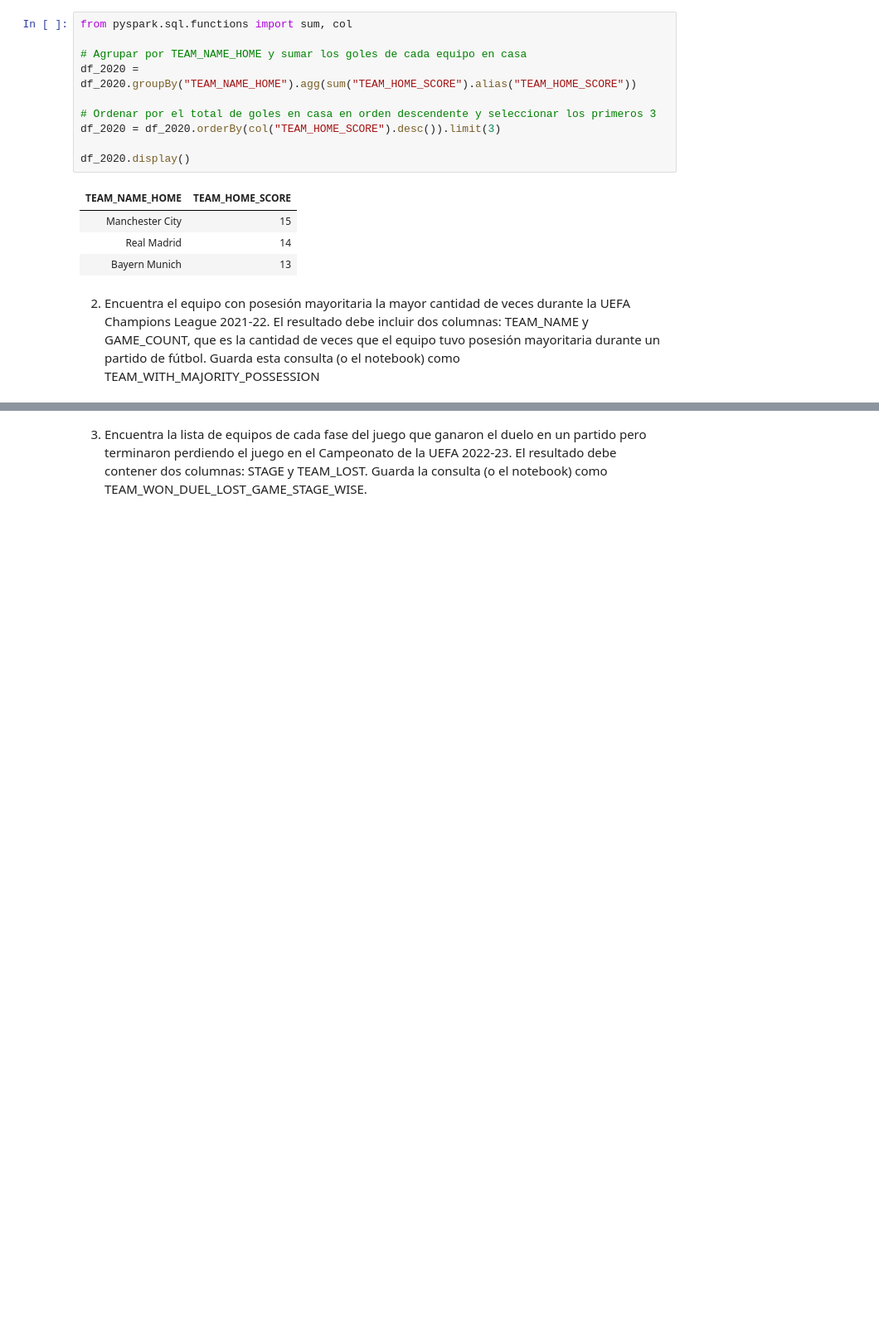
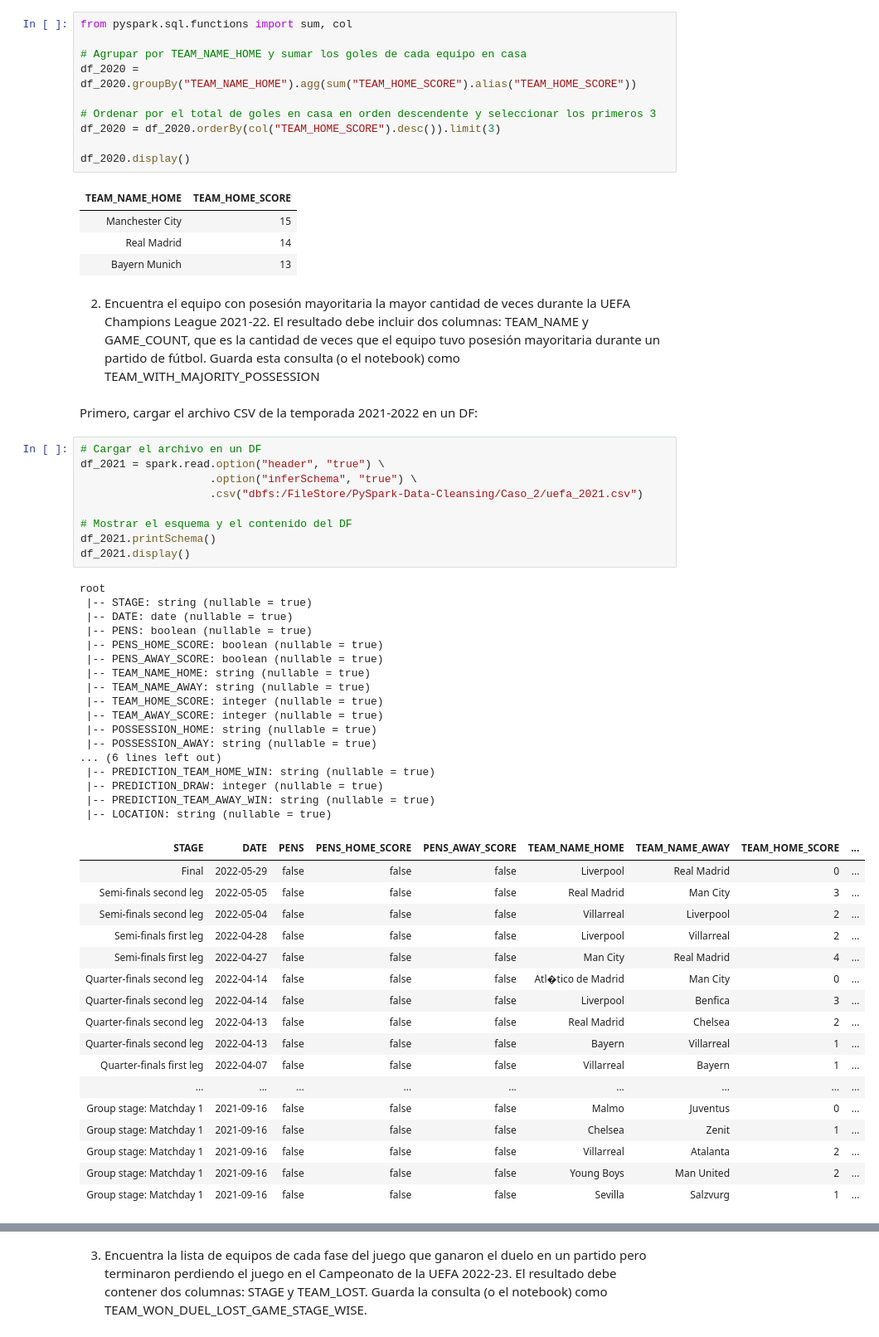
Before and after one commit to alejandrorod-tajamar/PySpark-Data-Cleansing, a Jupyter notebook: Caso_2/Caso_2.ipynb, the cells around one changed output, grey strips where cells are left out. Shown at 83% size. Saved outputs shown, nothing was run; the diff lists cells and outputs as text; blank space fills up the shorter version.

Commit message:
Actualiza el Notebook del Caso 2 completo y añade los archivos CSV correspondientes a los resultados de los 3 apartados

```diff
--- a/Caso_2/Caso_2.ipynb
+++ b/Caso_2/Caso_2.ipynb
@@ -113,3 +113,49 @@ df_2020.display()
 | Bayern Munich | 13 |
 # %% [markdown]
 2. Encuentra el equipo con posesión mayoritaria la mayor cantidad de veces durante la UEFA Champions League 2021-22. El resultado debe incluir dos columnas: TEAM_NAME y GAME_COUNT, que es la cantidad de veces que el equipo tuvo posesión mayoritaria durante un partido de fútbol. Guarda esta consulta (o el notebook) como TEAM_WITH_MAJORITY_POSSESSION
+# %% [markdown]
+Primero, cargar el archivo CSV de la temporada 2021-2022 en un DF:
+# %%
+# Cargar el archivo en un DF
+df_2021 = spark.read.option("header", "true") \
+                    .option("inferSchema", "true") \
+                    .csv("dbfs:/FileStore/PySpark-Data-Cleansing/Caso_2/uefa_2021.csv")
+
+# Mostrar el esquema y el contenido del DF
+df_2021.printSchema()
+df_2021.display()
+# %% [output]
+root
+ |-- STAGE: string (nullable = true)
+ |-- DATE: date (nullable = true)
+ |-- PENS: boolean (nullable = true)
+ |-- PENS_HOME_SCORE: boolean (nullable = true)
+ |-- PENS_AWAY_SCORE: boolean (nullable = true)
+ |-- TEAM_NAME_HOME: string (nullable = true)
+ |-- TEAM_NAME_AWAY: string (nullable = true)
+ |-- TEAM_HOME_SCORE: integer (nullable = true)
+ |-- TEAM_AWAY_SCORE: integer (nullable = true)
+ |-- POSSESSION_HOME: string (nullable = true)
+ |-- POSSESSION_AWAY: string (nullable = true)
+... (6 lines left out)
+ |-- PREDICTION_TEAM_HOME_WIN: string (nullable = true)
+ |-- PREDICTION_DRAW: integer (nullable = true)
+ |-- PREDICTION_TEAM_AWAY_WIN: string (nullable = true)
+ |-- LOCATION: string (nullable = true)
+| STAGE | DATE | PENS | PENS_HOME_SCORE | PENS_AWAY_SCORE | TEAM_NAME_HOME | TEAM_NAME_AWAY | TEAM_HOME_SCORE | ... |
+| Final | 2022-05-29 | false | false | false | Liverpool | Real Madrid | 0 | ... |
+| Semi-finals second leg | 2022-05-05 | false | false | false | Real Madrid | Man City | 3 | ... |
+| Semi-finals second leg | 2022-05-04 | false | false | false | Villarreal | Liverpool | 2 | ... |
+| Semi-finals first leg | 2022-04-28 | false | false | false | Liverpool | Villarreal | 2 | ... |
+| Semi-finals first leg | 2022-04-27 | false | false | false | Man City | Real Madrid | 4 | ... |
+| Quarter-finals second leg | 2022-04-14 | false | false | false | Atl�tico de Madrid | Man City | 0 | ... |
+| Quarter-finals second leg | 2022-04-14 | false | false | false | Liverpool | Benfica | 3 | ... |
+| Quarter-finals second leg | 2022-04-13 | false | false | false | Real Madrid | Chelsea | 2 | ... |
+| Quarter-finals second leg | 2022-04-13 | false | false | false | Bayern | Villarreal | 1 | ... |
+| Quarter-finals first leg | 2022-04-07 | false | false | false | Villarreal | Bayern | 1 | ... |
+| ... | ... | ... | ... | ... | ... | ... | ... | ... |
+| Group stage: Matchday 1 | 2021-09-16 | false | false | false | Malmo | Juventus | 0 | ... |
+| Group stage: Matchday 1 | 2021-09-16 | false | false | false | Chelsea | Zenit | 1 | ... |
+| Group stage: Matchday 1 | 2021-09-16 | false | false | false | Villarreal | Atalanta | 2 | ... |
+| Group stage: Matchday 1 | 2021-09-16 | false | false | false | Young Boys | Man United | 2 | ... |
+| Group stage: Matchday 1 | 2021-09-16 | false | false | false | Sevilla | Salzvurg | 1 | ... |
```
Also changed, not shown: parts of 14 cells of this notebook, 2 other files.
